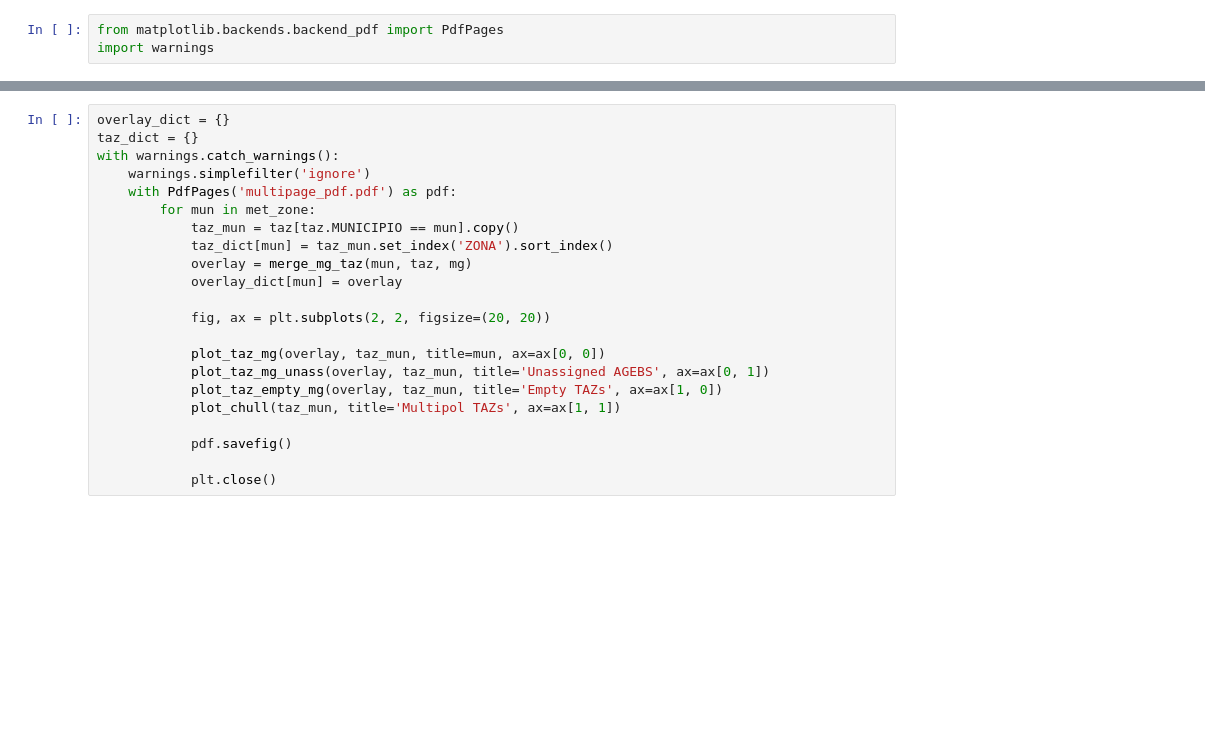
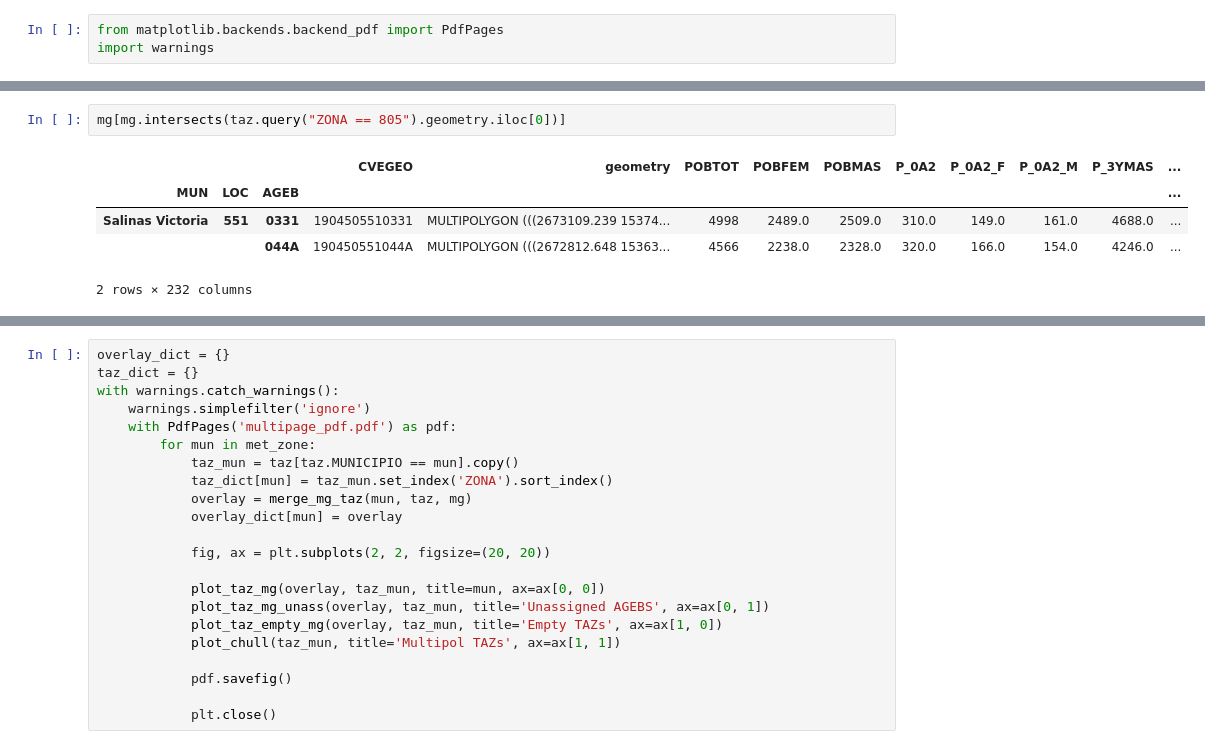
Before and after one commit to CentroFuturoCiudades/population-synthesis, a Jupyter notebook: notebooks/TAZ.ipynb, the cells around one changed output, grey strips where cells are left out. Saved outputs shown, nothing was run; the diff lists cells and outputs as text; blank space fills up the shorter version.

```diff
--- a/notebooks/TAZ.ipynb
+++ b/notebooks/TAZ.ipynb
@@ -55,0 +59,8 @@ import warnings
+# %%
+mg[mg.intersects(taz.query("ZONA == 805").geometry.iloc[0])]
+# %% [output]
+|  |  |  | CVEGEO | geometry | POBTOT | POBFEM | POBMAS | P_0A2 | P_0A2_F | P_0A2_M | P_3YMAS | ... |
+| MUN | LOC | AGEB |  |  |  |  |  |  |  |  |  | ... |
+| Salinas Victoria | 551 | 0331 | 1904505510331 | MULTIPOLYGON (((2673109.239 15374... | 4998 | 2489.0 | 2509.0 | 310.0 | 149.0 | 161.0 | 4688.0 | ... |
+|  |  | 044A | 190450551044A | MULTIPOLYGON (((2672812.648 15363... | 4566 | 2238.0 | 2328.0 | 320.0 | 166.0 | 154.0 | 4246.0 | ... |
+2 rows × 232 columns
```
Also changed, not shown: parts of 7 cells of this notebook, 4 other files.
